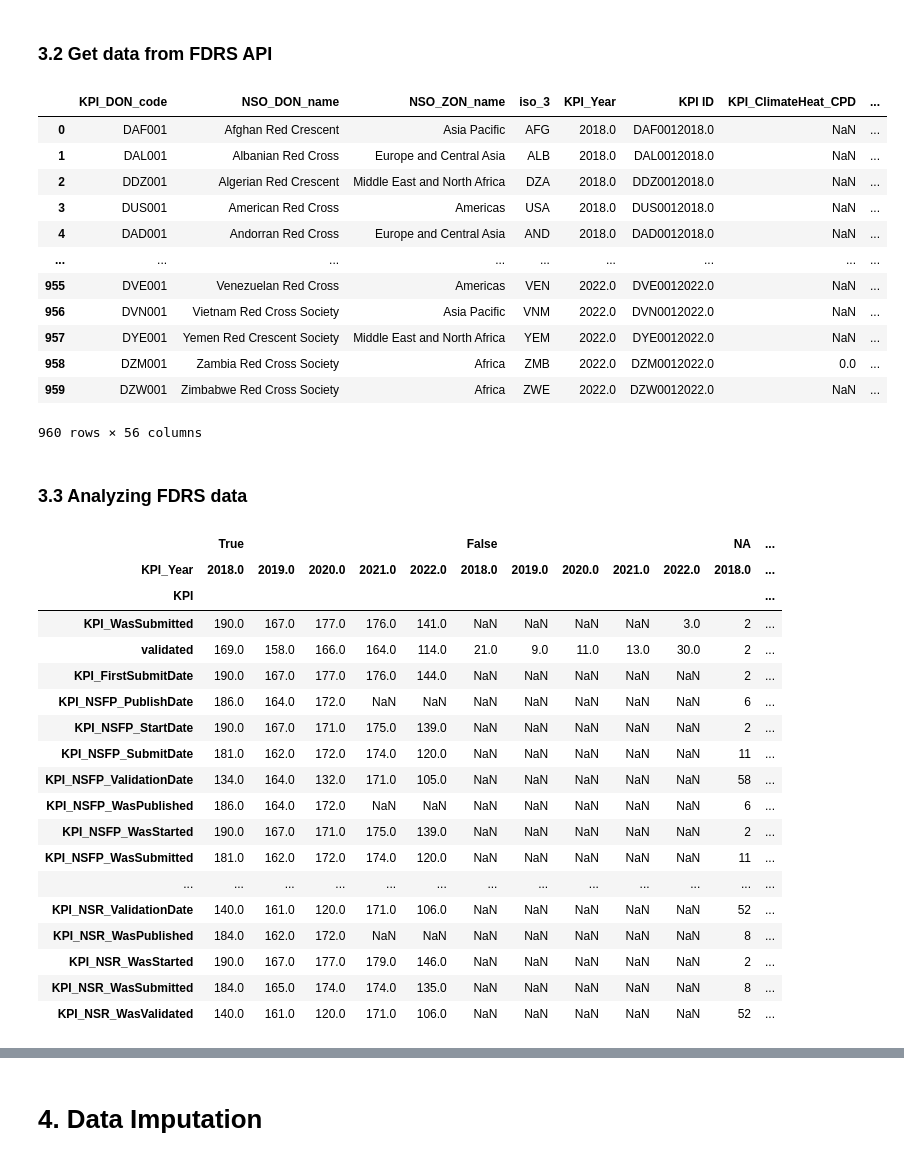
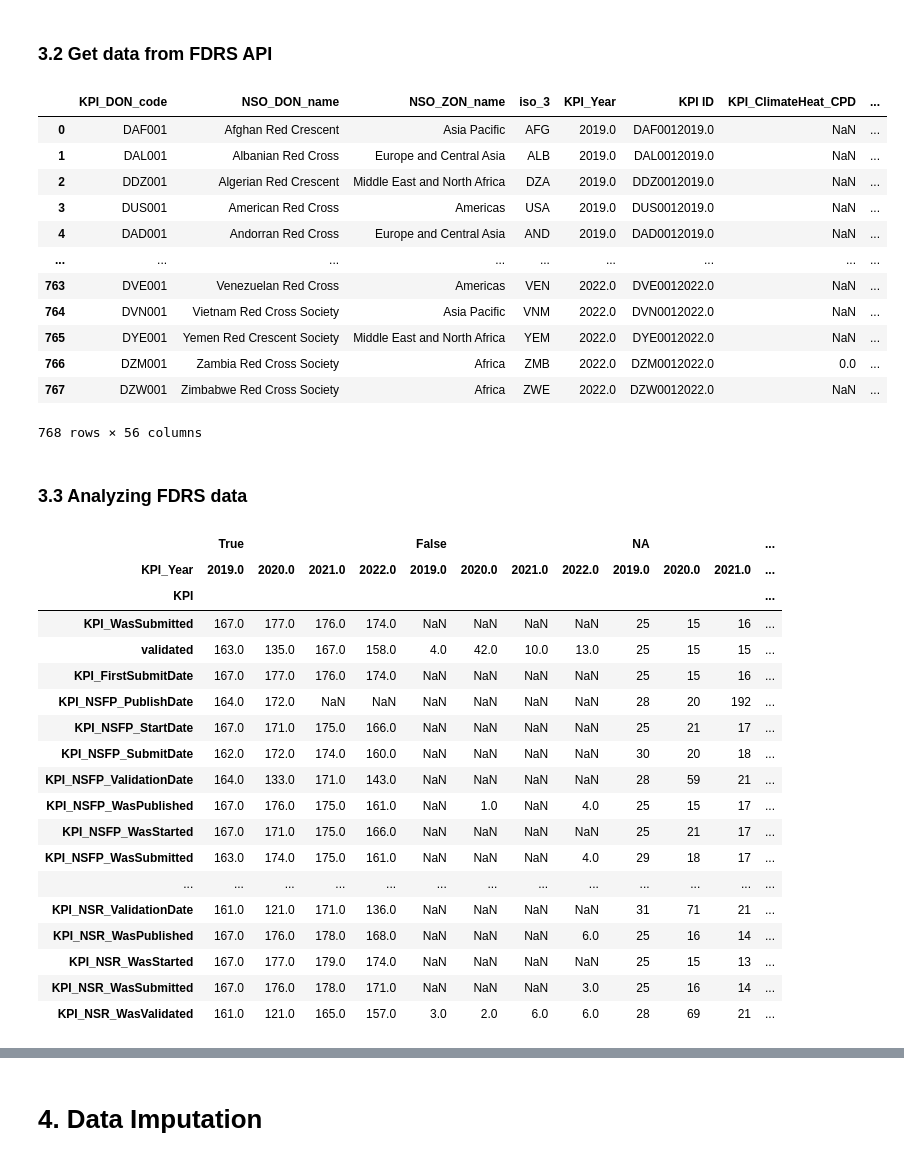
Before and after one commit to FDRS-ifrc/fdrs_imputing_missing_values, a Jupyter notebook: notebooks/1.0-sw-imputing-notebook-2022.ipynb, the cells around one changed output, grey strips where cells are left out. Saved outputs shown, nothing was run; the diff lists cells and outputs as text; code cells hidden in the pictures.

```diff
--- a/notebooks/1.0-sw-imputing-notebook-2022.ipynb
+++ b/notebooks/1.0-sw-imputing-notebook-2022.ipynb
@@ -132,25 +132,25 @@ number of total KPI considered: 48
 ### 3.2 Get data from FDRS API
 # %%
 #select relevant years (should only be 4 consecutive years, or imputing will not tke the right average)
-years = [str(year) for year in range(year-4,year+1)]
+years = [str(year) for year in range(year-3,year+1)]
 #gets published data from the entities (basic info) and KpiValue (KPIs and their values) endpoint
 time_series = api_function(years, kpi_code, config)
 original_data = time_series.copy()
 original_data
 # %% [output]
 |  | KPI_DON_code | NSO_DON_name | NSO_ZON_name | iso_3 | KPI_Year | KPI ID | KPI_ClimateHeat_CPD | ... |
-| 0 | DAF001 | Afghan Red Crescent | Asia Pacific | AFG | 2018.0 | DAF0012018.0 | NaN | ... |
-| 1 | DAL001 | Albanian Red Cross | Europe and Central Asia | ALB | 2018.0 | DAL0012018.0 | NaN | ... |
-| 2 | DDZ001 | Algerian Red Crescent | Middle East and North Africa | DZA | 2018.0 | DDZ0012018.0 | NaN | ... |
-| 3 | DUS001 | American Red Cross | Americas | USA | 2018.0 | DUS0012018.0 | NaN | ... |
-| 4 | DAD001 | Andorran Red Cross | Europe and Central Asia | AND | 2018.0 | DAD0012018.0 | NaN | ... |
+| 0 | DAF001 | Afghan Red Crescent | Asia Pacific | AFG | 2019.0 | DAF0012019.0 | NaN | ... |
+| 1 | DAL001 | Albanian Red Cross | Europe and Central Asia | ALB | 2019.0 | DAL0012019.0 | NaN | ... |
+| 2 | DDZ001 | Algerian Red Crescent | Middle East and North Africa | DZA | 2019.0 | DDZ0012019.0 | NaN | ... |
+| 3 | DUS001 | American Red Cross | Americas | USA | 2019.0 | DUS0012019.0 | NaN | ... |
+| 4 | DAD001 | Andorran Red Cross | Europe and Central Asia | AND | 2019.0 | DAD0012019.0 | NaN | ... |
 | ... | ... | ... | ... | ... | ... | ... | ... | ... |
-| 955 | DVE001 | Venezuelan Red Cross | Americas | VEN | 2022.0 | DVE0012022.0 | NaN | ... |
-| 956 | DVN001 | Vietnam Red Cross Society | Asia Pacific | VNM | 2022.0 | DVN0012022.0 | NaN | ... |
-| 957 | DYE001 | Yemen Red Crescent Society | Middle East and North Africa | YEM | 2022.0 | DYE0012022.0 | NaN | ... |
-| 958 | DZM001 | Zambia Red Cross Society | Africa | ZMB | 2022.0 | DZM0012022.0 | 0.0 | ... |
-| 959 | DZW001 | Zimbabwe Red Cross Society | Africa | ZWE | 2022.0 | DZW0012022.0 | NaN | ... |
+| 763 | DVE001 | Venezuelan Red Cross | Americas | VEN | 2022.0 | DVE0012022.0 | NaN | ... |
+| 764 | DVN001 | Vietnam Red Cross Society | Asia Pacific | VNM | 2022.0 | DVN0012022.0 | NaN | ... |
+| 765 | DYE001 | Yemen Red Crescent Society | Middle East and North Africa | YEM | 2022.0 | DYE0012022.0 | NaN | ... |
+| 766 | DZM001 | Zambia Red Cross Society | Africa | ZMB | 2022.0 | DZM0012022.0 | 0.0 | ... |
+| 767 | DZW001 | Zimbabwe Red Cross Society | Africa | ZWE | 2022.0 | DZW0012022.0 | NaN | ... |
-960 rows × 56 columns
+768 rows × 56 columns
 # %% [markdown]
 ### 3.3 Analyzing FDRS data
 # %%
@@ -190,25 +190,25 @@ pivot_metadata_counts = pivot_metadata_counts.reindex(priority_kpis + [kpi for k
 # Display the pivoted table for comparison
 pivot_metadata_counts
 # %% [output]
-|  | True |  |  |  |  | False |  |  |  |  | NA | ... |
-| KPI_Year | 2018.0 | 2019.0 | 2020.0 | 2021.0 | 2022.0 | 2018.0 | 2019.0 | 2020.0 | 2021.0 | 2022.0 | 2018.0 | ... |
+|  | True |  |  |  | False |  |  |  | NA |  |  | ... |
+| KPI_Year | 2019.0 | 2020.0 | 2021.0 | 2022.0 | 2019.0 | 2020.0 | 2021.0 | 2022.0 | 2019.0 | 2020.0 | 2021.0 | ... |
 | KPI |  |  |  |  |  |  |  |  |  |  |  | ... |
-| KPI_WasSubmitted | 190.0 | 167.0 | 177.0 | 176.0 | 141.0 | NaN | NaN | NaN | NaN | 3.0 | 2 | ... |
-| validated | 169.0 | 158.0 | 166.0 | 164.0 | 114.0 | 21.0 | 9.0 | 11.0 | 13.0 | 30.0 | 2 | ... |
-| KPI_FirstSubmitDate | 190.0 | 167.0 | 177.0 | 176.0 | 144.0 | NaN | NaN | NaN | NaN | NaN | 2 | ... |
-| KPI_NSFP_PublishDate | 186.0 | 164.0 | 172.0 | NaN | NaN | NaN | NaN | NaN | NaN | NaN | 6 | ... |
-| KPI_NSFP_StartDate | 190.0 | 167.0 | 171.0 | 175.0 | 139.0 | NaN | NaN | NaN | NaN | NaN | 2 | ... |
-| KPI_NSFP_SubmitDate | 181.0 | 162.0 | 172.0 | 174.0 | 120.0 | NaN | NaN | NaN | NaN | NaN | 11 | ... |
-| KPI_NSFP_ValidationDate | 134.0 | 164.0 | 132.0 | 171.0 | 105.0 | NaN | NaN | NaN | NaN | NaN | 58 | ... |
-| KPI_NSFP_WasPublished | 186.0 | 164.0 | 172.0 | NaN | NaN | NaN | NaN | NaN | NaN | NaN | 6 | ... |
-| KPI_NSFP_WasStarted | 190.0 | 167.0 | 171.0 | 175.0 | 139.0 | NaN | NaN | NaN | NaN | NaN | 2 | ... |
-| KPI_NSFP_WasSubmitted | 181.0 | 162.0 | 172.0 | 174.0 | 120.0 | NaN | NaN | NaN | NaN | NaN | 11 | ... |
+| KPI_WasSubmitted | 167.0 | 177.0 | 176.0 | 174.0 | NaN | NaN | NaN | NaN | 25 | 15 | 16 | ... |
+| validated | 163.0 | 135.0 | 167.0 | 158.0 | 4.0 | 42.0 | 10.0 | 13.0 | 25 | 15 | 15 | ... |
+| KPI_FirstSubmitDate | 167.0 | 177.0 | 176.0 | 174.0 | NaN | NaN | NaN | NaN | 25 | 15 | 16 | ... |
+| KPI_NSFP_PublishDate | 164.0 | 172.0 | NaN | NaN | NaN | NaN | NaN | NaN | 28 | 20 | 192 | ... |
+| KPI_NSFP_StartDate | 167.0 | 171.0 | 175.0 | 166.0 | NaN | NaN | NaN | NaN | 25 | 21 | 17 | ... |
+| KPI_NSFP_SubmitDate | 162.0 | 172.0 | 174.0 | 160.0 | NaN | NaN | NaN | NaN | 30 | 20 | 18 | ... |
+| KPI_NSFP_ValidationDate | 164.0 | 133.0 | 171.0 | 143.0 | NaN | NaN | NaN | NaN | 28 | 59 | 21 | ... |
+| KPI_NSFP_WasPublished | 167.0 | 176.0 | 175.0 | 161.0 | NaN | 1.0 | NaN | 4.0 | 25 | 15 | 17 | ... |
+| KPI_NSFP_WasStarted | 167.0 | 171.0 | 175.0 | 166.0 | NaN | NaN | NaN | NaN | 25 | 21 | 17 | ... |
+| KPI_NSFP_WasSubmitted | 163.0 | 174.0 | 175.0 | 161.0 | NaN | NaN | NaN | 4.0 | 29 | 18 | 17 | ... |
 | ... | ... | ... | ... | ... | ... | ... | ... | ... | ... | ... | ... | ... |
-| KPI_NSR_ValidationDate | 140.0 | 161.0 | 120.0 | 171.0 | 106.0 | NaN | NaN | NaN | NaN | NaN | 52 | ... |
-| KPI_NSR_WasPublished | 184.0 | 162.0 | 172.0 | NaN | NaN | NaN | NaN | NaN | NaN | NaN | 8 | ... |
-| KPI_NSR_WasStarted | 190.0 | 167.0 | 177.0 | 179.0 | 146.0 | NaN | NaN | NaN | NaN | NaN | 2 | ... |
-| KPI_NSR_WasSubmitted | 184.0 | 165.0 | 174.0 | 174.0 | 135.0 | NaN | NaN | NaN | NaN | NaN | 8 | ... |
-| KPI_NSR_WasValidated | 140.0 | 161.0 | 120.0 | 171.0 | 106.0 | NaN | NaN | NaN | NaN | NaN | 52 | ... |
+| KPI_NSR_ValidationDate | 161.0 | 121.0 | 171.0 | 136.0 | NaN | NaN | NaN | NaN | 31 | 71 | 21 | ... |
+| KPI_NSR_WasPublished | 167.0 | 176.0 | 178.0 | 168.0 | NaN | NaN | NaN | 6.0 | 25 | 16 | 14 | ... |
+| KPI_NSR_WasStarted | 167.0 | 177.0 | 179.0 | 174.0 | NaN | NaN | NaN | NaN | 25 | 15 | 13 | ... |
+| KPI_NSR_WasSubmitted | 167.0 | 176.0 | 178.0 | 171.0 | NaN | NaN | NaN | 3.0 | 25 | 16 | 14 | ... |
+| KPI_NSR_WasValidated | 161.0 | 121.0 | 165.0 | 157.0 | 3.0 | 2.0 | 6.0 | 6.0 | 28 | 69 | 21 | ... |
 # %%
 #Analyse when the data has been submitted
 time_series['KPI_FirstSubmitDate'] = pd.to_datetime(time_series['KPI_FirstSubmitDate'], errors='coerce')
```
Also changed, not shown: parts of 10 cells of this notebook, 8 other files.
